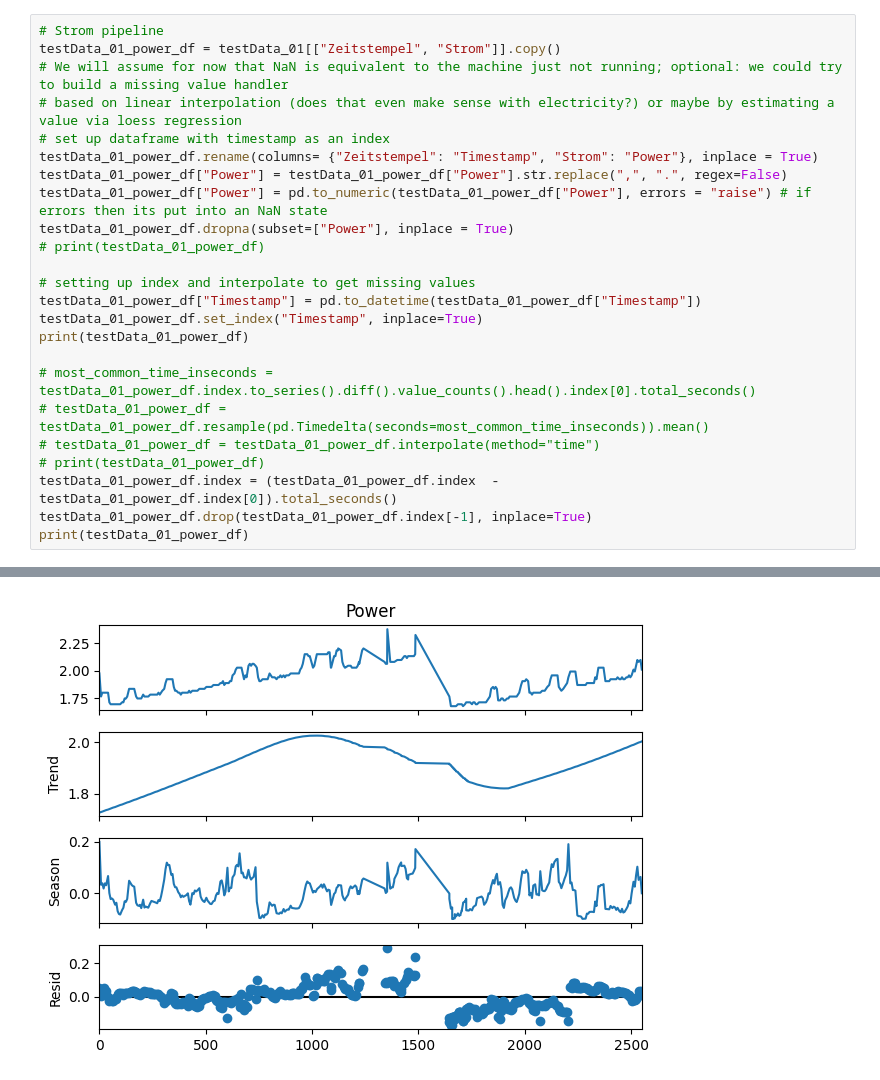
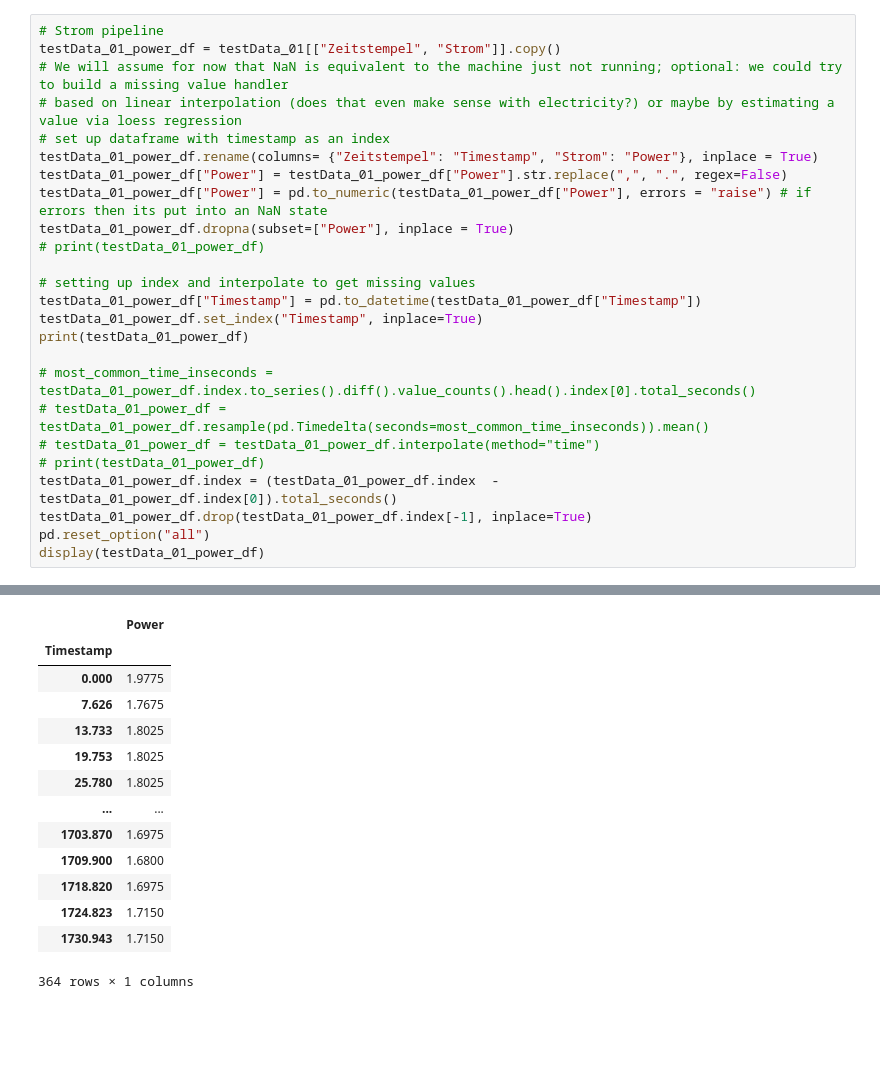
Before and after one commit to PAS-IGH/BachelorThesis, a Jupyter notebook: OutlierDetector.ipynb, the cells around one changed output, grey strips where cells are left out. Saved outputs shown, nothing was run; the diff lists cells and outputs as text; blank space fills up the shorter version.

```diff
--- a/OutlierDetector.ipynb
+++ b/OutlierDetector.ipynb
@@ -47,7 +49,8 @@ print(testData_01_power_df)
 # print(testData_01_power_df)
 testData_01_power_df.index = (testData_01_power_df.index  - testData_01_power_df.index[0]).total_seconds()
 testData_01_power_df.drop(testData_01_power_df.index[-1], inplace=True)
-print(testData_01_power_df)
+pd.reset_option("all")
+display(testData_01_power_df)
 # %% [output]
                           Power
 Timestamp
@@ -69,3 +70,16 @@ Timestamp
-[figure, removed]
+|  | Power |
+| Timestamp |  |
+| 0.000 | 1.9775 |
+| 7.626 | 1.7675 |
+| 13.733 | 1.8025 |
+| 19.753 | 1.8025 |
+| 25.780 | 1.8025 |
+| ... | ... |
+| 1703.870 | 1.6975 |
+| 1709.900 | 1.6800 |
+| 1718.820 | 1.6975 |
+| 1724.823 | 1.7150 |
+| 1730.943 | 1.7150 |
+364 rows × 1 columns
 # %%
 #transformation
```
Also changed, not shown: parts of 5 cells of this notebook.
